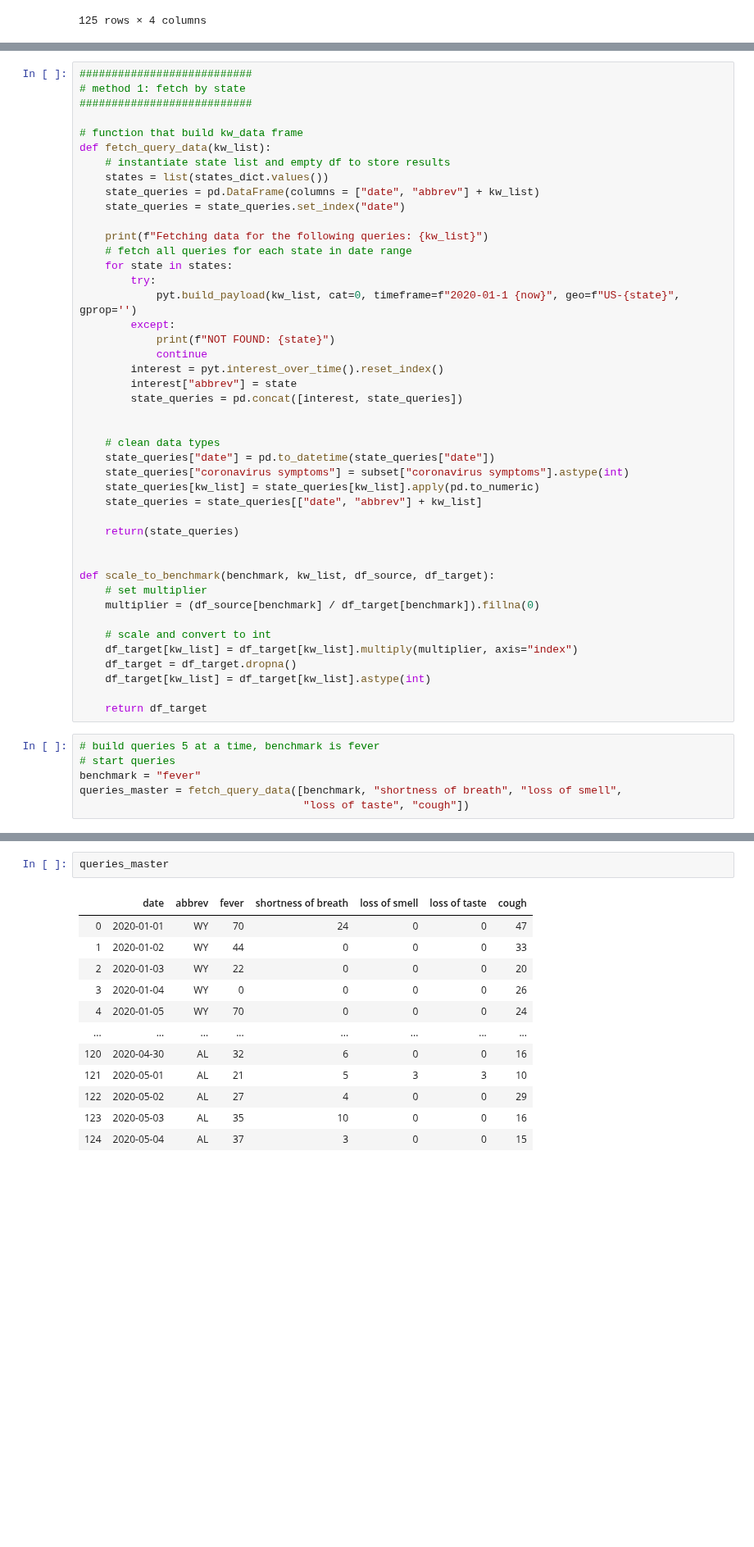
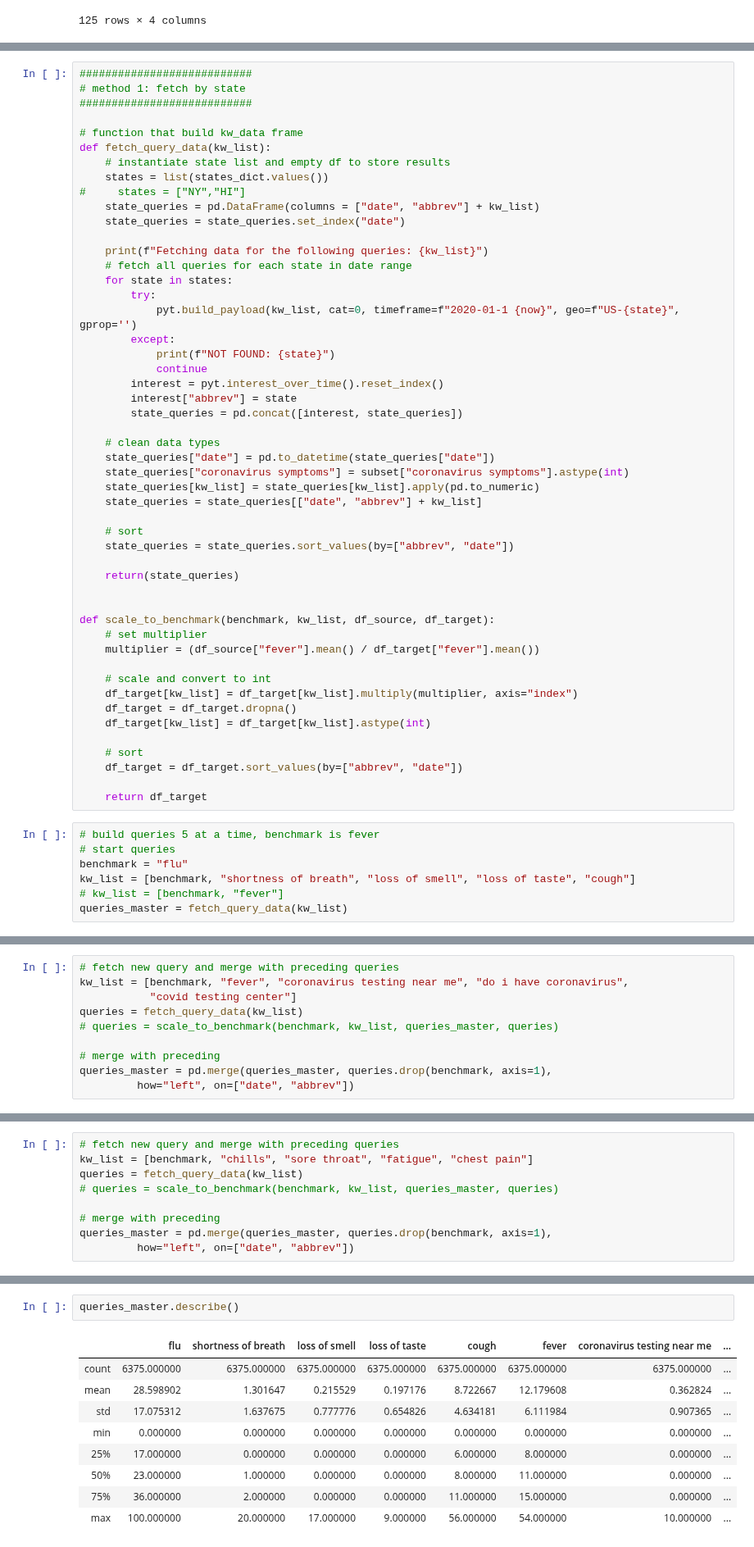
Before and after one commit to spotted-d/RNN_covid19_modeling, a Jupyter notebook: data_extraction/data_extracts.ipynb, the cells around one changed output, grey strips where cells are left out. Shown at 82% size. Saved outputs shown, nothing was run; the diff lists cells and outputs as text; blank space fills up the shorter version.

Commit message:
data - refined queries

```diff
--- a/data_extraction/data_extracts.ipynb
+++ b/data_extraction/data_extracts.ipynb
@@ -287,6 +289,7 @@ Note: to query more than 5 at a time, we'll have to string together multiple API
 def fetch_query_data(kw_list):
     # instantiate state list and empty df to store results
     states = list(states_dict.values())
+#     states = ["NY","HI"]
     state_queries = pd.DataFrame(columns = ["date", "abbrev"] + kw_list)
     state_queries = state_queries.set_index("date")
 
@@ -302,30 +305,36 @@ def fetch_query_data(kw_list):
         interest["abbrev"] = state
         state_queries = pd.concat([interest, state_queries])
 
-
     # clean data types
     state_queries["date"] = pd.to_datetime(state_queries["date"])
     state_queries["coronavirus symptoms"] = subset["coronavirus symptoms"].astype(int)
     state_queries[kw_list] = state_queries[kw_list].apply(pd.to_numeric)
     state_queries = state_queries[["date", "abbrev"] + kw_list]
 
+    # sort
+    state_queries = state_queries.sort_values(by=["abbrev", "date"])
+
     return(state_queries)
 
 
 def scale_to_benchmark(benchmark, kw_list, df_source, df_target):
     # set multiplier
-    multiplier = (df_source[benchmark] / df_target[benchmark]).fillna(0)
+    multiplier = (df_source["fever"].mean() / df_target["fever"].mean())
 
     # scale and convert to int
     df_target[kw_list] = df_target[kw_list].multiply(multiplier, axis="index")
     df_target = df_target.dropna()
     df_target[kw_list] = df_target[kw_list].astype(int)
 
+    # sort
+    df_target = df_target.sort_values(by=["abbrev", "date"])
+
     return df_target
 # %%
 # build queries 5 at a time, benchmark is fever
 # start queries
-benchmark = "fever"
-queries_master = fetch_query_data([benchmark, "shortness of breath", "loss of smell",
-                                   "loss of taste", "cough"])
+benchmark = "flu"
+kw_list = [benchmark, "shortness of breath", "loss of smell", "loss of taste", "cough"]
+# kw_list = [benchmark, "fever"]
+queries_master = fetch_query_data(kw_list)
 # %% [output]
@@ -340,3 +349,13 @@ NOT FOUND: GU
 NOT FOUND: MP
 NOT FOUND: PR
 NOT FOUND: VI
+# %%
+# fetch new query and merge with preceding queries
+kw_list = [benchmark, "fever", "coronavirus testing near me", "do i have coronavirus",
+           "covid testing center"]
+queries = fetch_query_data(kw_list)
+# queries = scale_to_benchmark(benchmark, kw_list, queries_master, queries)
+
+# merge with preceding
+queries_master = pd.merge(queries_master, queries.drop(benchmark, axis=1),
+         how="left", on=["date", "abbrev"])
@@ -342,0 +374,9 @@ NOT FOUND: VI
+# %%
+# fetch new query and merge with preceding queries
+kw_list = [benchmark, "chills", "sore throat", "fatigue", "chest pain"]
+queries = fetch_query_data(kw_list)
+# queries = scale_to_benchmark(benchmark, kw_list, queries_master, queries)
+
+# merge with preceding
+queries_master = pd.merge(queries_master, queries.drop(benchmark, axis=1),
+         how="left", on=["date", "abbrev"])
@@ -343,15 +395,12 @@ NOT FOUND: VI
 # %%
-queries_master
+queries_master.describe()
 # %% [output]
-|  | date | abbrev | fever | shortness of breath | loss of smell | loss of taste | cough |
-| 0 | 2020-01-01 | WY | 70 | 24 | 0 | 0 | 47 |
-| 1 | 2020-01-02 | WY | 44 | 0 | 0 | 0 | 33 |
-| 2 | 2020-01-03 | WY | 22 | 0 | 0 | 0 | 20 |
-| 3 | 2020-01-04 | WY | 0 | 0 | 0 | 0 | 26 |
-| 4 | 2020-01-05 | WY | 70 | 0 | 0 | 0 | 24 |
-| ... | ... | ... | ... | ... | ... | ... | ... |
-| 120 | 2020-04-30 | AL | 32 | 6 | 0 | 0 | 16 |
-| 121 | 2020-05-01 | AL | 21 | 5 | 3 | 3 | 10 |
-| 122 | 2020-05-02 | AL | 27 | 4 | 0 | 0 | 29 |
-| 123 | 2020-05-03 | AL | 35 | 10 | 0 | 0 | 16 |
-| 124 | 2020-05-04 | AL | 37 | 3 | 0 | 0 | 15 |
+|  | flu | shortness of breath | loss of smell | loss of taste | cough | fever | coronavirus testing near me | ... |
+| count | 6375.000000 | 6375.000000 | 6375.000000 | 6375.000000 | 6375.000000 | 6375.000000 | 6375.000000 | ... |
+| mean | 28.598902 | 1.301647 | 0.215529 | 0.197176 | 8.722667 | 12.179608 | 0.362824 | ... |
+| std | 17.075312 | 1.637675 | 0.777776 | 0.654826 | 4.634181 | 6.111984 | 0.907365 | ... |
+| min | 0.000000 | 0.000000 | 0.000000 | 0.000000 | 0.000000 | 0.000000 | 0.000000 | ... |
+| 25% | 17.000000 | 0.000000 | 0.000000 | 0.000000 | 6.000000 | 8.000000 | 0.000000 | ... |
+| 50% | 23.000000 | 1.000000 | 0.000000 | 0.000000 | 8.000000 | 11.000000 | 0.000000 | ... |
+| 75% | 36.000000 | 2.000000 | 0.000000 | 0.000000 | 11.000000 | 15.000000 | 0.000000 | ... |
+| max | 100.000000 | 20.000000 | 17.000000 | 9.000000 | 56.000000 | 54.000000 | 10.000000 | ... |
```
Also changed, not shown: parts of 19 cells of this notebook, 1 other file.
